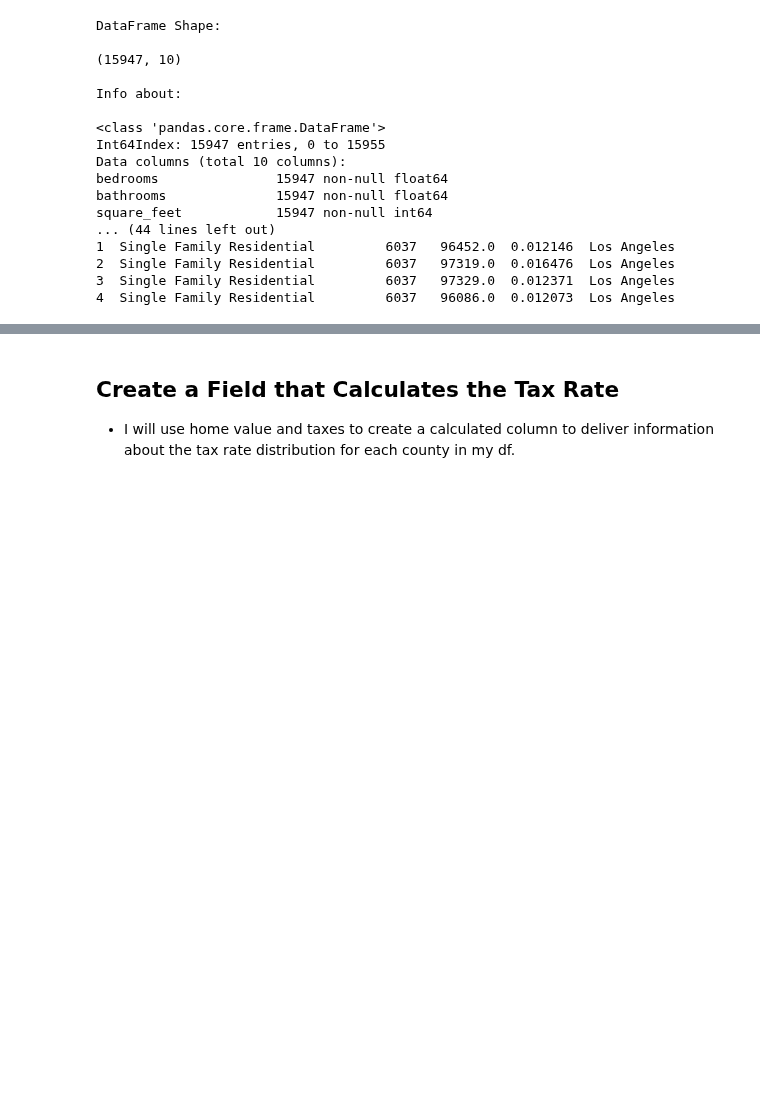
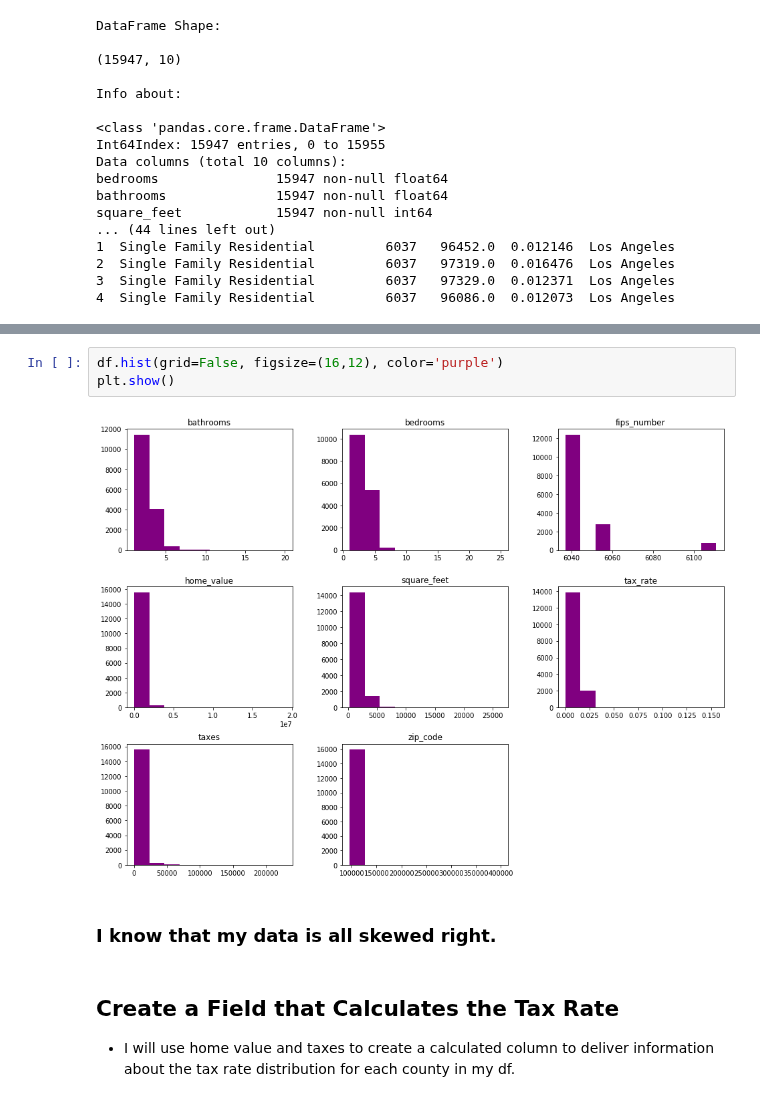
Before and after one commit to faithkane3/zillow_project, a Jupyter notebook: zillow_project_walkthrough.ipynb, the cells around one changed output, grey strips where cells are left out. Saved outputs shown, nothing was run; the diff lists cells and outputs as text; blank space fills up the shorter version.

```diff
--- a/zillow_project_walkthrough.ipynb
+++ b/zillow_project_walkthrough.ipynb
@@ -108,3 +118,10 @@ square_feet            15947 non-null int64
+# %%
+df.hist(grid=False, figsize=(16,12), color='purple')
+plt.show()
+# %% [output]
+[figure, added]
+# %% [markdown]
+### I know that my data is all skewed right.
 # %% [markdown]
 ## Create a Field that Calculates the Tax Rate
 
```
Also changed, not shown: parts of 2 cells of this notebook, 1 other file.
